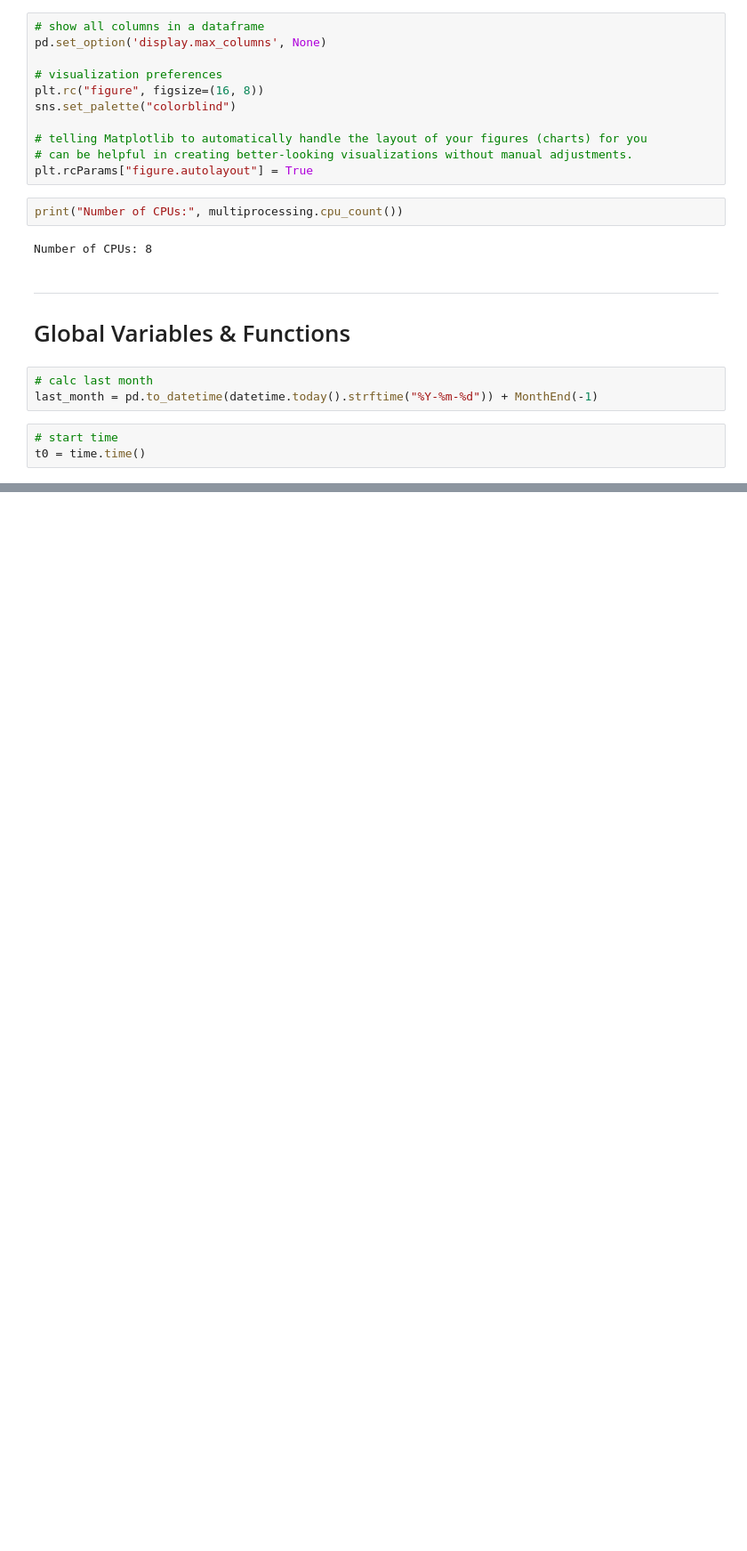
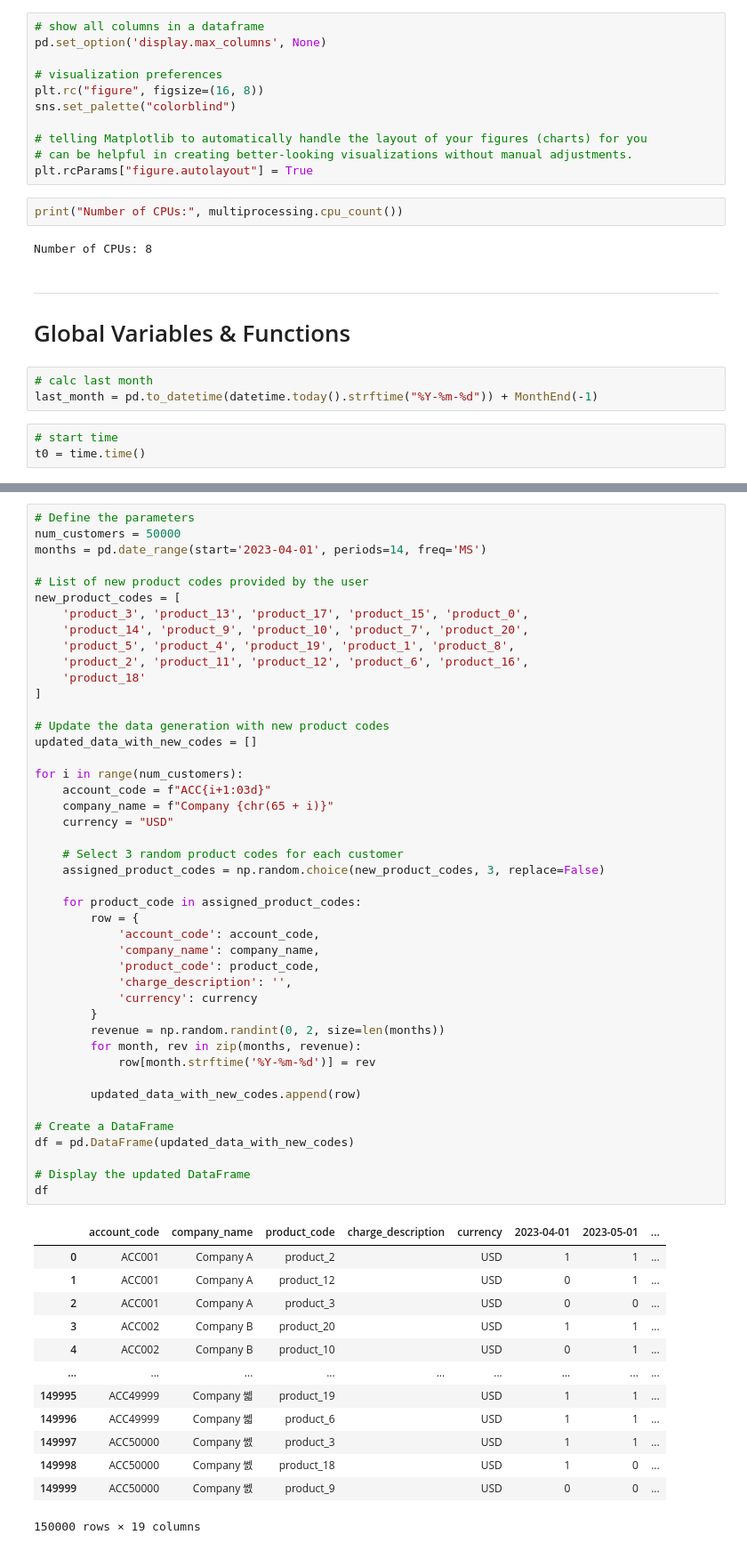
Before and after one commit to aleclhartman/data-science, a Jupyter notebook: upwork_portfolio.ipynb, the cells around one changed output, grey strips where cells are left out. Shown at 89% size. Cells and saved outputs as stored; diff of their text form; blank space fills up the shorter version.

```diff
--- a/upwork_portfolio.ipynb
+++ b/upwork_portfolio.ipynb
@@ -100,3 +142,61 @@ df["amount"] = df.amount.str.replace(",","").astype(float)
+# %%
+# Define the parameters
+num_customers = 50000
+months = pd.date_range(start='2023-04-01', periods=14, freq='MS')
+
+# List of new product codes provided by the user
+new_product_codes = [
+    'product_3', 'product_13', 'product_17', 'product_15', 'product_0',
+    'product_14', 'product_9', 'product_10', 'product_7', 'product_20',
+    'product_5', 'product_4', 'product_19', 'product_1', 'product_8',
+    'product_2', 'product_11', 'product_12', 'product_6', 'product_16',
+    'product_18'
+]
+
+# Update the data generation with new product codes
+updated_data_with_new_codes = []
+
+for i in range(num_customers):
+    account_code = f"ACC{i+1:03d}"
+    company_name = f"Company {chr(65 + i)}"
+    currency = "USD"
+
+    # Select 3 random product codes for each customer
+    assigned_product_codes = np.random.choice(new_product_codes, 3, replace=False)
+
+    for product_code in assigned_product_codes:
+        row = {
+            'account_code': account_code,
+            'company_name': company_name,
+            'product_code': product_code,
+            'charge_description': '',
+            'currency': currency
+        }
+        revenue = np.random.randint(0, 2, size=len(months))
+        for month, rev in zip(months, revenue):
+            row[month.strftime('%Y-%m-%d')] = rev
+
+        updated_data_with_new_codes.append(row)
+
+# Create a DataFrame
+df = pd.DataFrame(updated_data_with_new_codes)
+
+# Display the updated DataFrame
+df
+# %% [output]
+|  | account_code | company_name | product_code | charge_description | currency | 2023-04-01 | 2023-05-01 | ... |
+| 0 | ACC001 | Company A | product_2 |  | USD | 1 | 1 | ... |
+| 1 | ACC001 | Company A | product_12 |  | USD | 0 | 1 | ... |
+| 2 | ACC001 | Company A | product_3 |  | USD | 0 | 0 | ... |
+| 3 | ACC002 | Company B | product_20 |  | USD | 1 | 1 | ... |
+| 4 | ACC002 | Company B | product_10 |  | USD | 0 | 1 | ... |
+| ... | ... | ... | ... | ... | ... | ... | ... | ... |
+| 149995 | ACC49999 | Company 쎏 | product_19 |  | USD | 1 | 1 | ... |
+| 149996 | ACC49999 | Company 쎏 | product_6 |  | USD | 1 | 1 | ... |
+| 149997 | ACC50000 | Company 쎐 | product_3 |  | USD | 1 | 1 | ... |
+| 149998 | ACC50000 | Company 쎐 | product_18 |  | USD | 1 | 0 | ... |
+| 149999 | ACC50000 | Company 쎐 | product_9 |  | USD | 0 | 0 | ... |
+150000 rows × 19 columns
 # %%
 df.info()
 # %% [output]
```
Also changed, not shown: parts of 47 cells of this notebook, 2 other files.
